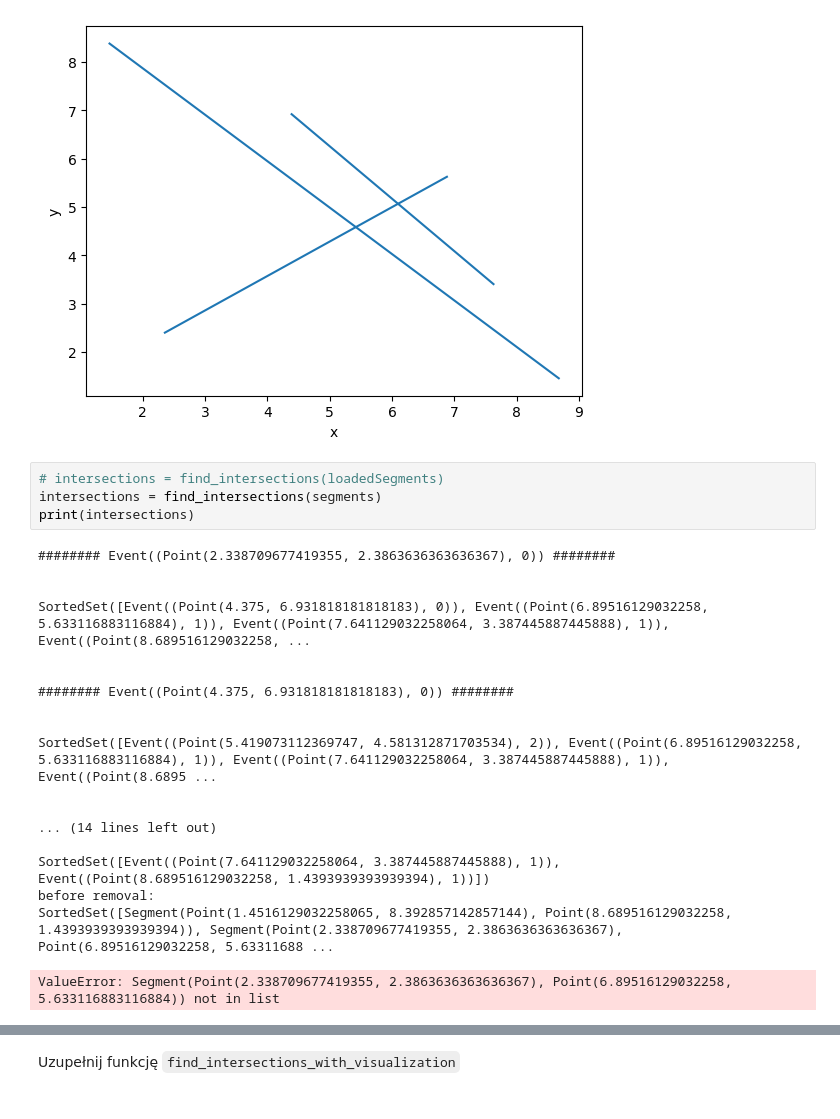
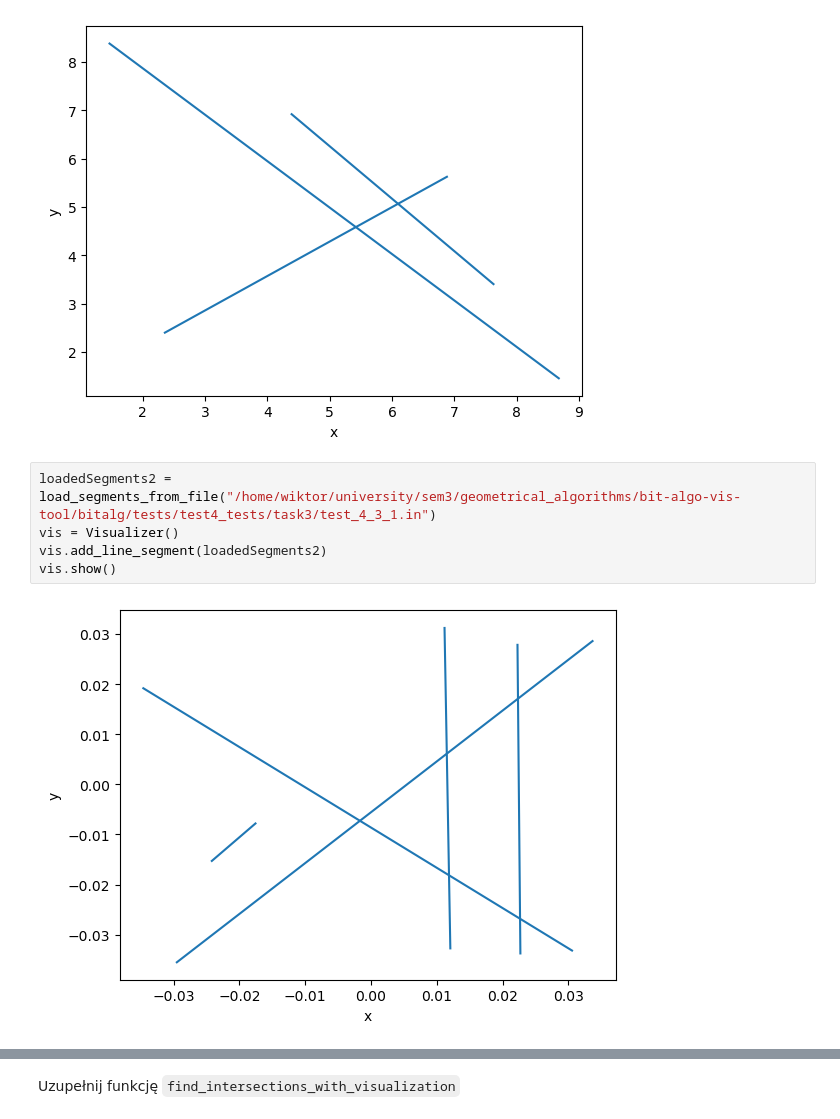
Before and after one commit to WSm-77/geometric_algorithms, a Jupyter notebook: lab4/main.ipynb, the cells around one changed output, grey strips where cells are left out. Saved outputs shown, nothing was run; the diff lists cells and outputs as text.

```diff
--- a/lab4/main.ipynb
+++ b/lab4/main.ipynb
@@ -1107,26 +1107,10 @@ vis.add_line_segment(segments)
 vis.show()
 # %% [output]
 [figure]
-# %%
-# intersections = find_intersections(loadedSegments)
-intersections = find_intersections(segments)
-print(intersections)
-# %% [output]
-######## Event((Point(2.338709677419355, 2.3863636363636367), 0)) ########
-
-
-SortedSet([Event((Point(4.375, 6.931818181818183), 0)), Event((Point(6.89516129032258, 5.633116883116884), 1)), Event((Point(7.641129032258064, 3.387445887445888), 1)), Event((Point(8.689516129032258, ...
-
-
-######## Event((Point(4.375, 6.931818181818183), 0)) ########
-
-
-SortedSet([Event((Point(5.419073112369747, 4.581312871703534), 2)), Event((Point(6.89516129032258, 5.633116883116884), 1)), Event((Point(7.641129032258064, 3.387445887445888), 1)), Event((Point(8.6895 ...
-
-
-... (14 lines left out)
-
-SortedSet([Event((Point(7.641129032258064, 3.387445887445888), 1)), Event((Point(8.689516129032258, 1.4393939393939394), 1))])
-before removal:
-SortedSet([Segment(Point(1.4516129032258065, 8.392857142857144), Point(8.689516129032258, 1.4393939393939394)), Segment(Point(2.338709677419355, 2.3863636363636367), Point(6.89516129032258, 5.63311688 ...
-ValueError: Segment(Point(2.338709677419355, 2.3863636363636367), Point(6.89516129032258, 5.633116883116884)) not in list
+# %%
+loadedSegments2 = load_segments_from_file("/home/wiktor/university/sem3/geometrical_algorithms/bit-algo-vis-tool/bitalg/tests/test4_tests/task3/test_4_3_1.in")
+vis = Visualizer()
+vis.add_line_segment(loadedSegments2)
+vis.show()
+# %% [output]
+[figure, added]
```
Also changed, not shown: parts of 5 cells of this notebook.
